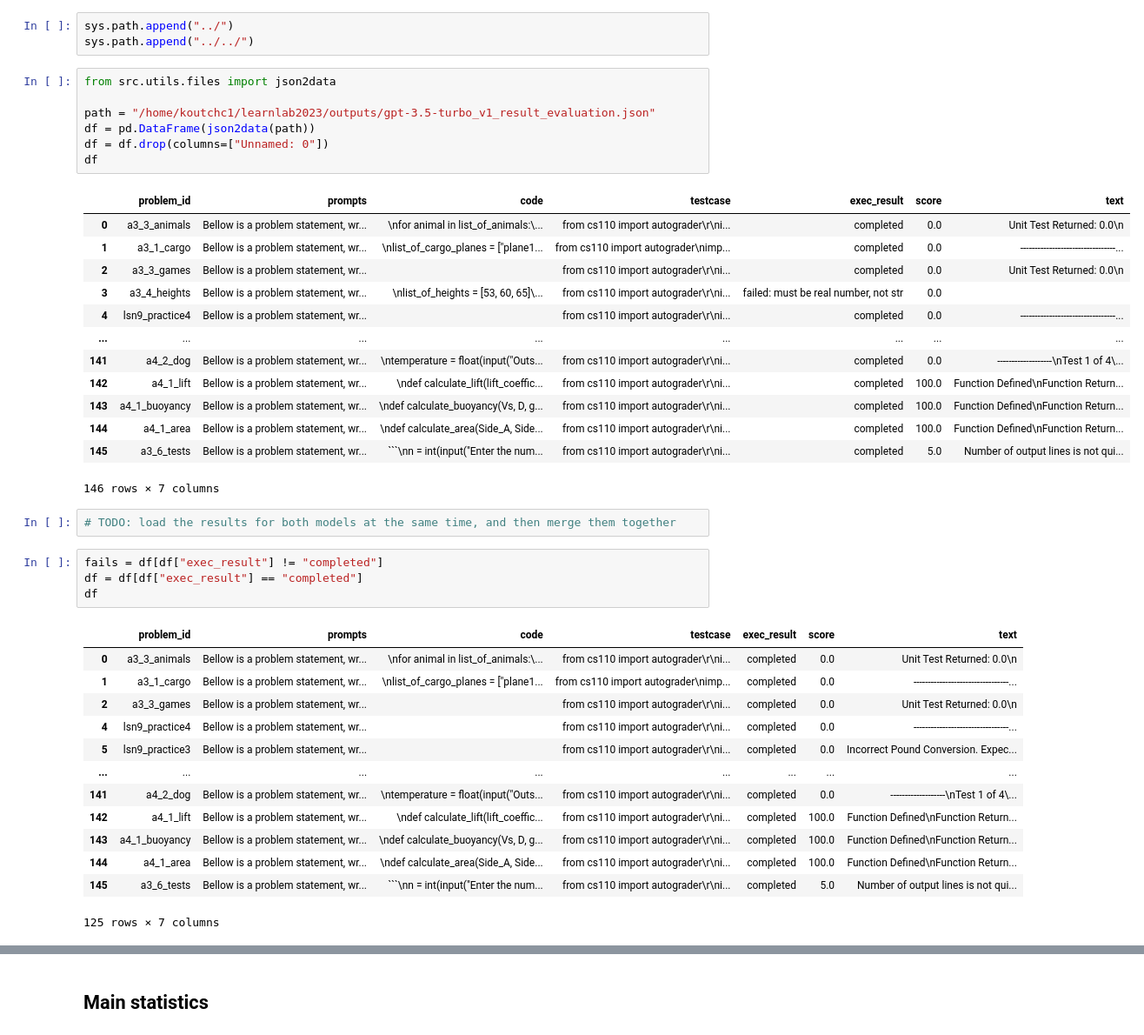
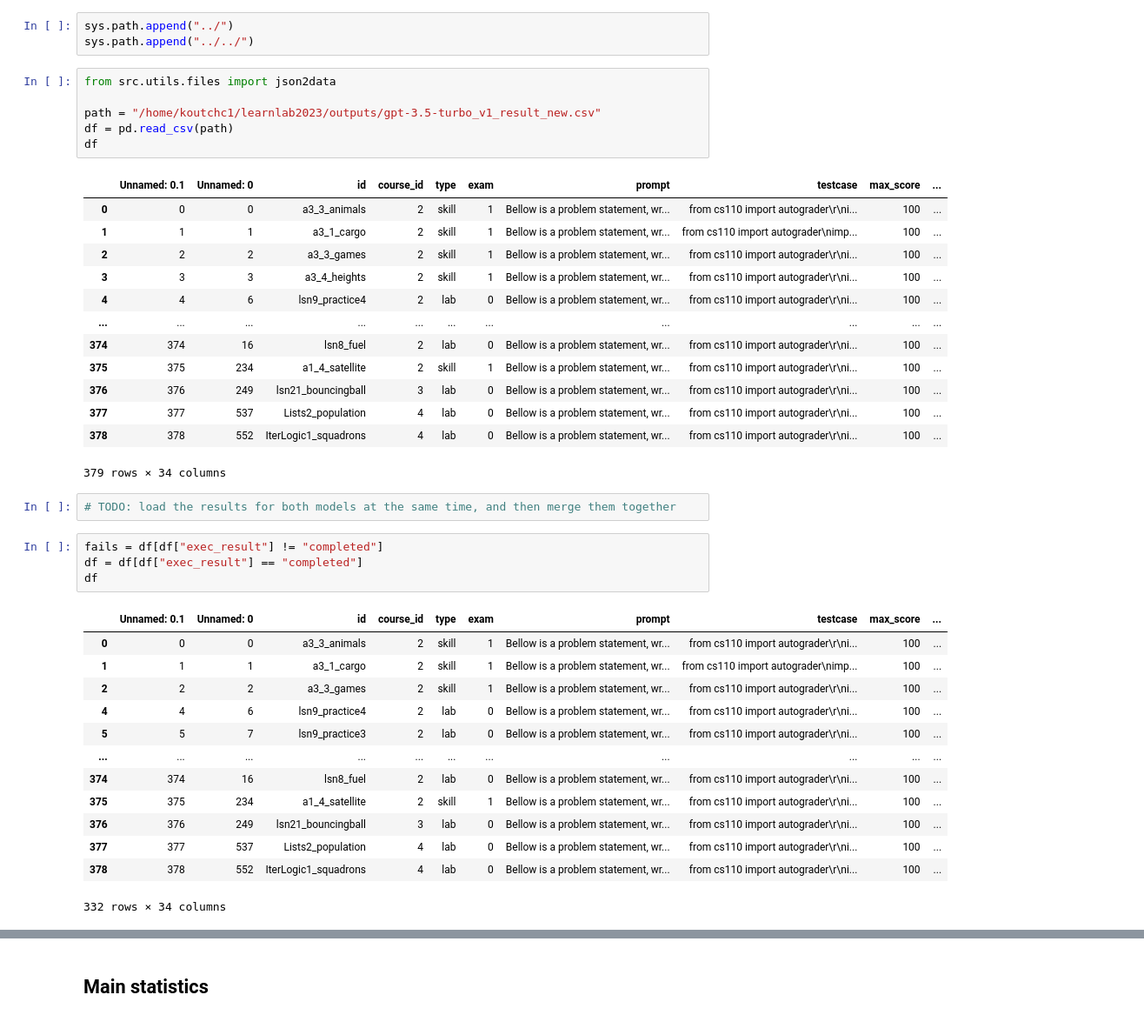
Before and after one commit to KoutchemeCharles/learnlab2023, a Jupyter notebook: notebooks/results_analysis.ipynb, the cells around one changed output, grey strips where cells are left out. Shown: that part at 87% size. Saved outputs shown, nothing was run; the diff lists cells and outputs as text.

````diff
--- a/notebooks/results_analysis.ipynb
+++ b/notebooks/results_analysis.ipynb
@@ -12,24 +12,23 @@ sys.path.append("../../")
 # %%
 from src.utils.files import json2data
 
-path = "/home/koutchc1/learnlab2023/outputs/gpt-3.5-turbo_v1_result_evaluation.json"
-df = pd.DataFrame(json2data(path))
-df = df.drop(columns=["Unnamed: 0"])
+path = "/home/koutchc1/learnlab2023/outputs/gpt-3.5-turbo_v1_result_new.csv"
+df = pd.read_csv(path)
 df
 # %% [output]
-|  | problem_id | prompts | code | testcase | exec_result | score | text |
-| 0 | a3_3_animals | Bellow is a problem statement, wr... | \nfor animal in list_of_animals:\... | from cs110 import autograder\r\ni... | completed | 0.0 | Unit Test Returned: 0.0\n |
-| 1 | a3_1_cargo | Bellow is a problem statement, wr... | \nlist_of_cargo_planes = ["plane1... | from cs110 import autograder\nimp... | completed | 0.0 | ---------------------------------... |
-| 2 | a3_3_games | Bellow is a problem statement, wr... |  | from cs110 import autograder\r\ni... | completed | 0.0 | Unit Test Returned: 0.0\n |
-| 3 | a3_4_heights | Bellow is a problem statement, wr... | \nlist_of_heights = [53, 60, 65]\... | from cs110 import autograder\r\ni... | failed: must be real number, not str | 0.0 |  |
-| 4 | lsn9_practice4 | Bellow is a problem statement, wr... |  | from cs110 import autograder\r\ni... | completed | 0.0 | ---------------------------------... |
-| ... | ... | ... | ... | ... | ... | ... | ... |
-| 141 | a4_2_dog | Bellow is a problem statement, wr... | \ntemperature = float(input("Outs... | from cs110 import autograder\r\ni... | completed | 0.0 | -------------------\nTest 1 of 4\... |
-| 142 | a4_1_lift | Bellow is a problem statement, wr... | \ndef calculate_lift(lift_coeffic... | from cs110 import autograder\r\ni... | completed | 100.0 | Function Defined\nFunction Return... |
-| 143 | a4_1_buoyancy | Bellow is a problem statement, wr... | \ndef calculate_buoyancy(Vs, D, g... | from cs110 import autograder\r\ni... | completed | 100.0 | Function Defined\nFunction Return... |
-| 144 | a4_1_area | Bellow is a problem statement, wr... | \ndef calculate_area(Side_A, Side... | from cs110 import autograder\r\ni... | completed | 100.0 | Function Defined\nFunction Return... |
-| 145 | a3_6_tests | Bellow is a problem statement, wr... | ```\nn = int(input("Enter the num... | from cs110 import autograder\r\ni... | completed | 5.0 | Number of output lines is not qui... |
+|  | Unnamed: 0.1 | Unnamed: 0 | id | course_id | type | exam | prompt | testcase | max_score | ... |
+| 0 | 0 | 0 | a3_3_animals | 2 | skill | 1 | Bellow is a problem statement, wr... | from cs110 import autograder\r\ni... | 100 | ... |
+| 1 | 1 | 1 | a3_1_cargo | 2 | skill | 1 | Bellow is a problem statement, wr... | from cs110 import autograder\nimp... | 100 | ... |
+| 2 | 2 | 2 | a3_3_games | 2 | skill | 1 | Bellow is a problem statement, wr... | from cs110 import autograder\r\ni... | 100 | ... |
+| 3 | 3 | 3 | a3_4_heights | 2 | skill | 1 | Bellow is a problem statement, wr... | from cs110 import autograder\r\ni... | 100 | ... |
+| 4 | 4 | 6 | lsn9_practice4 | 2 | lab | 0 | Bellow is a problem statement, wr... | from cs110 import autograder\r\ni... | 100 | ... |
+| ... | ... | ... | ... | ... | ... | ... | ... | ... | ... | ... |
+| 374 | 374 | 16 | lsn8_fuel | 2 | lab | 0 | Bellow is a problem statement, wr... | from cs110 import autograder\r\ni... | 100 | ... |
+| 375 | 375 | 234 | a1_4_satellite | 2 | skill | 1 | Bellow is a problem statement, wr... | from cs110 import autograder\r\ni... | 100 | ... |
+| 376 | 376 | 249 | lsn21_bouncingball | 3 | lab | 0 | Bellow is a problem statement, wr... | from cs110 import autograder\r\ni... | 100 | ... |
+| 377 | 377 | 537 | Lists2_population | 4 | lab | 0 | Bellow is a problem statement, wr... | from cs110 import autograder\r\ni... | 100 | ... |
+| 378 | 378 | 552 | IterLogic1_squadrons | 4 | lab | 0 | Bellow is a problem statement, wr... | from cs110 import autograder\r\ni... | 100 | ... |
-146 rows × 7 columns
+379 rows × 34 columns
 # %%
 # TODO: load the results for both models at the same time, and then merge them together
 # %%
@@ -37,16 +36,16 @@ fails = df[df["exec_result"] != "completed"]
 df = df[df["exec_result"] == "completed"]
 df
 # %% [output]
-|  | problem_id | prompts | code | testcase | exec_result | score | text |
-| 0 | a3_3_animals | Bellow is a problem statement, wr... | \nfor animal in list_of_animals:\... | from cs110 import autograder\r\ni... | completed | 0.0 | Unit Test Returned: 0.0\n |
-| 1 | a3_1_cargo | Bellow is a problem statement, wr... | \nlist_of_cargo_planes = ["plane1... | from cs110 import autograder\nimp... | completed | 0.0 | ---------------------------------... |
-| 2 | a3_3_games | Bellow is a problem statement, wr... |  | from cs110 import autograder\r\ni... | completed | 0.0 | Unit Test Returned: 0.0\n |
-| 4 | lsn9_practice4 | Bellow is a problem statement, wr... |  | from cs110 import autograder\r\ni... | completed | 0.0 | ---------------------------------... |
-| 5 | lsn9_practice3 | Bellow is a problem statement, wr... |  | from cs110 import autograder\r\ni... | completed | 0.0 | Incorrect Pound Conversion. Expec... |
-| ... | ... | ... | ... | ... | ... | ... | ... |
-| 141 | a4_2_dog | Bellow is a problem statement, wr... | \ntemperature = float(input("Outs... | from cs110 import autograder\r\ni... | completed | 0.0 | -------------------\nTest 1 of 4\... |
-| 142 | a4_1_lift | Bellow is a problem statement, wr... | \ndef calculate_lift(lift_coeffic... | from cs110 import autograder\r\ni... | completed | 100.0 | Function Defined\nFunction Return... |
-| 143 | a4_1_buoyancy | Bellow is a problem statement, wr... | \ndef calculate_buoyancy(Vs, D, g... | from cs110 import autograder\r\ni... | completed | 100.0 | Function Defined\nFunction Return... |
-| 144 | a4_1_area | Bellow is a problem statement, wr... | \ndef calculate_area(Side_A, Side... | from cs110 import autograder\r\ni... | completed | 100.0 | Function Defined\nFunction Return... |
-| 145 | a3_6_tests | Bellow is a problem statement, wr... | ```\nn = int(input("Enter the num... | from cs110 import autograder\r\ni... | completed | 5.0 | Number of output lines is not qui... |
+|  | Unnamed: 0.1 | Unnamed: 0 | id | course_id | type | exam | prompt | testcase | max_score | ... |
+| 0 | 0 | 0 | a3_3_animals | 2 | skill | 1 | Bellow is a problem statement, wr... | from cs110 import autograder\r\ni... | 100 | ... |
+| 1 | 1 | 1 | a3_1_cargo | 2 | skill | 1 | Bellow is a problem statement, wr... | from cs110 import autograder\nimp... | 100 | ... |
+| 2 | 2 | 2 | a3_3_games | 2 | skill | 1 | Bellow is a problem statement, wr... | from cs110 import autograder\r\ni... | 100 | ... |
+| 4 | 4 | 6 | lsn9_practice4 | 2 | lab | 0 | Bellow is a problem statement, wr... | from cs110 import autograder\r\ni... | 100 | ... |
+| 5 | 5 | 7 | lsn9_practice3 | 2 | lab | 0 | Bellow is a problem statement, wr... | from cs110 import autograder\r\ni... | 100 | ... |
+| ... | ... | ... | ... | ... | ... | ... | ... | ... | ... | ... |
+| 374 | 374 | 16 | lsn8_fuel | 2 | lab | 0 | Bellow is a problem statement, wr... | from cs110 import autograder\r\ni... | 100 | ... |
+| 375 | 375 | 234 | a1_4_satellite | 2 | skill | 1 | Bellow is a problem statement, wr... | from cs110 import autograder\r\ni... | 100 | ... |
+| 376 | 376 | 249 | lsn21_bouncingball | 3 | lab | 0 | Bellow is a problem statement, wr... | from cs110 import autograder\r\ni... | 100 | ... |
+| 377 | 377 | 537 | Lists2_population | 4 | lab | 0 | Bellow is a problem statement, wr... | from cs110 import autograder\r\ni... | 100 | ... |
+| 378 | 378 | 552 | IterLogic1_squadrons | 4 | lab | 0 | Bellow is a problem statement, wr... | from cs110 import autograder\r\ni... | 100 | ... |
-125 rows × 7 columns
+332 rows × 34 columns
````
Also changed, not shown: parts of 12 cells of this notebook, 10 other files.
